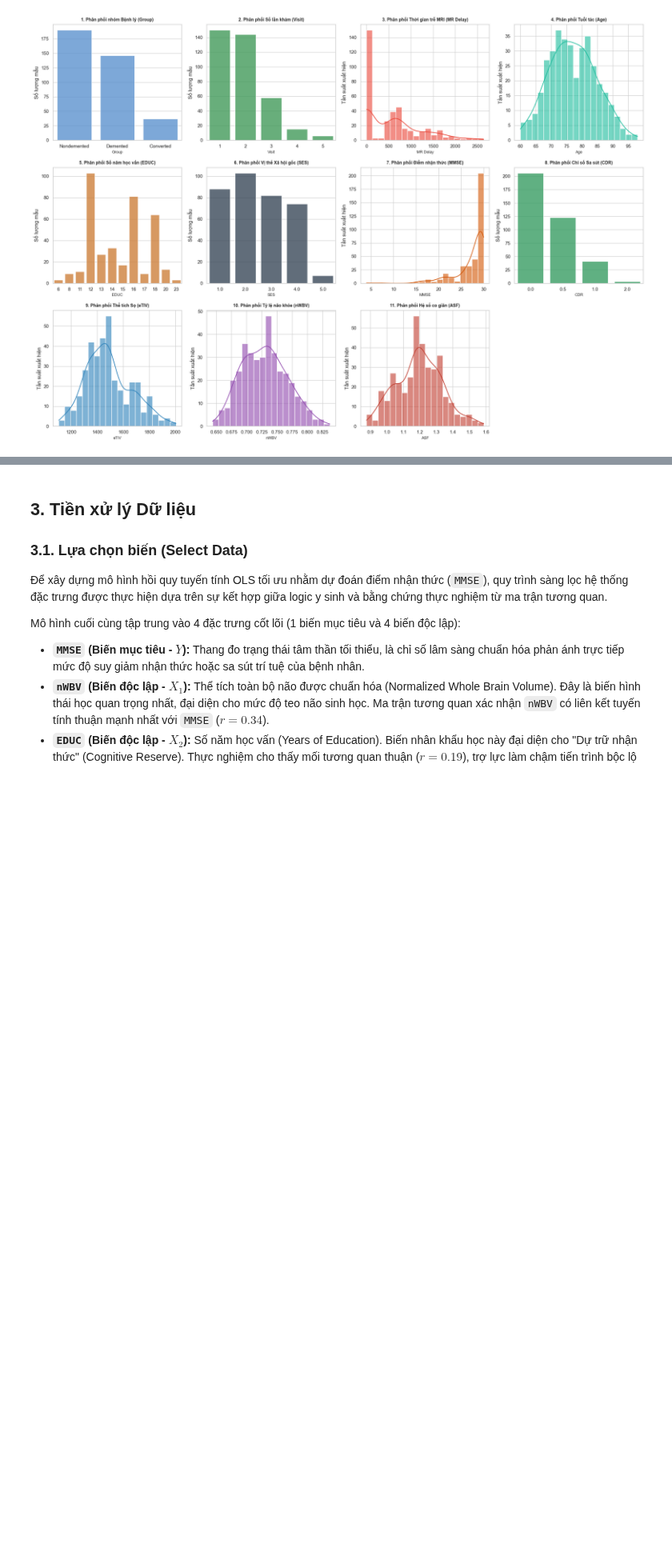
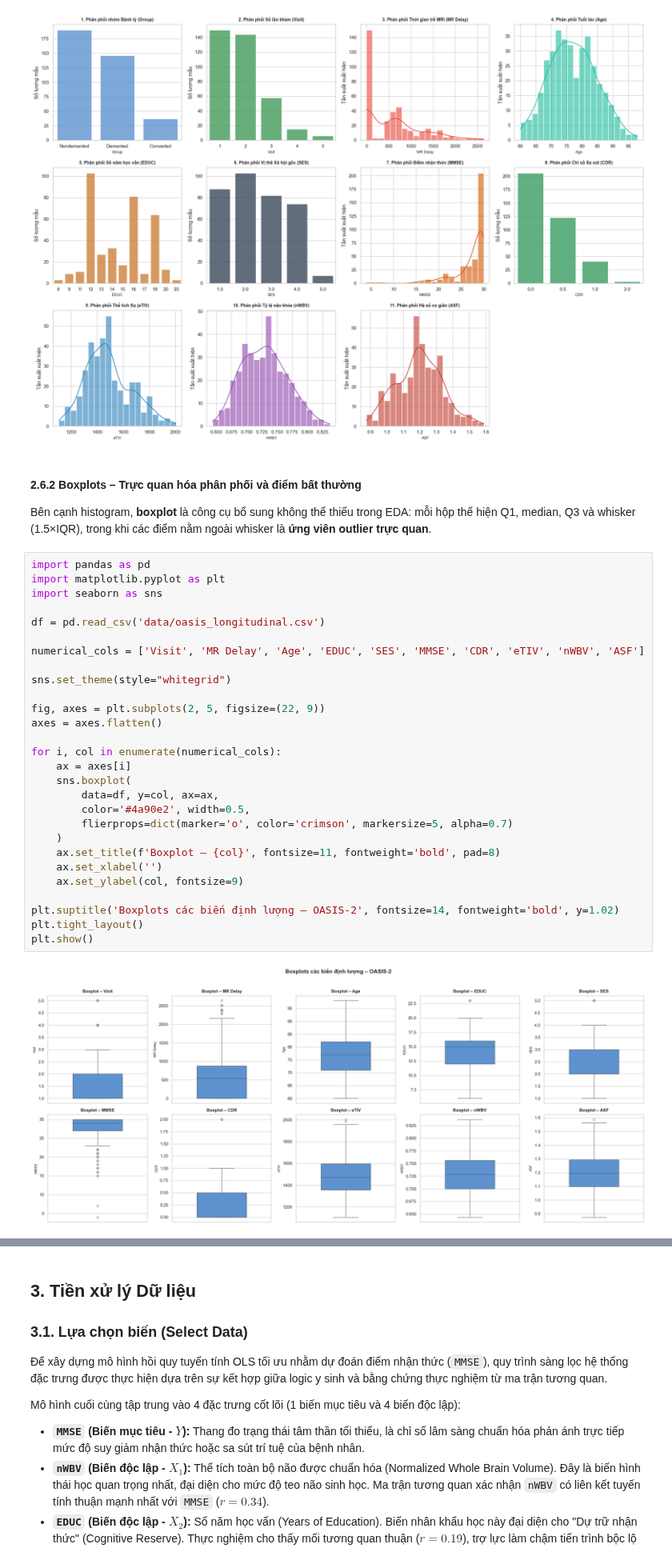
Before and after one commit to TanKhoiTV/blues-estimator-project, a Jupyter notebook: part2/part2_notebook.ipynb, the cells around one changed output, grey strips where cells are left out. Shown at 80% size. Cells and saved outputs as stored; diff of their text form; blank space fills up the shorter version.

Commit message:
fix: add detect outliers and show boxplots

```diff
--- a/part2/part2_notebook.ipynb
+++ b/part2/part2_notebook.ipynb
@@ -316,3 +316,37 @@ fig.delaxes(axes[11])
 plt.tight_layout()
 # %% [output]
 [figure]
+# %% [markdown]
+#### 2.6.2 Boxplots – Trực quan hóa phân phối và điểm bất thường
+
+Bên cạnh histogram, **boxplot** là công cụ bổ sung không thể thiếu trong EDA: mỗi hộp thể hiện Q1, median, Q3 và whisker (1.5×IQR), trong khi các điểm nằm ngoài whisker là **ứng viên outlier trực quan**.
+# %%
+import pandas as pd
+import matplotlib.pyplot as plt
+import seaborn as sns
+
+df = pd.read_csv('data/oasis_longitudinal.csv')
+
+numerical_cols = ['Visit', 'MR Delay', 'Age', 'EDUC', 'SES', 'MMSE', 'CDR', 'eTIV', 'nWBV', 'ASF']
+
+sns.set_theme(style="whitegrid")
+
+fig, axes = plt.subplots(2, 5, figsize=(22, 9))
+axes = axes.flatten()
+
+for i, col in enumerate(numerical_cols):
+    ax = axes[i]
+    sns.boxplot(
+        data=df, y=col, ax=ax,
+        color='#4a90e2', width=0.5,
+        flierprops=dict(marker='o', color='crimson', markersize=5, alpha=0.7)
+    )
+    ax.set_title(f'Boxplot – {col}', fontsize=11, fontweight='bold', pad=8)
+    ax.set_xlabel('')
+    ax.set_ylabel(col, fontsize=9)
+
+plt.suptitle('Boxplots các biến định lượng – OASIS-2', fontsize=14, fontweight='bold', y=1.02)
+plt.tight_layout()
+plt.show()
+# %% [output]
+[figure, added]
```
Also changed, not shown: parts of 2 cells of this notebook.
